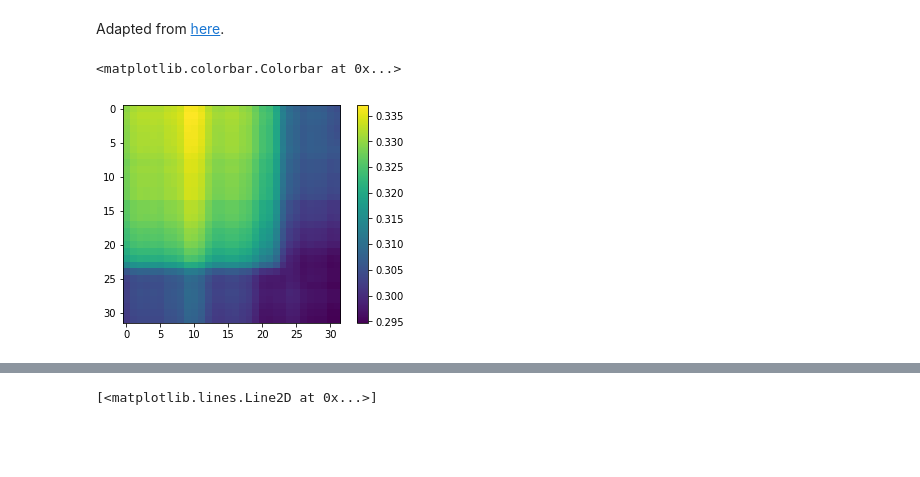
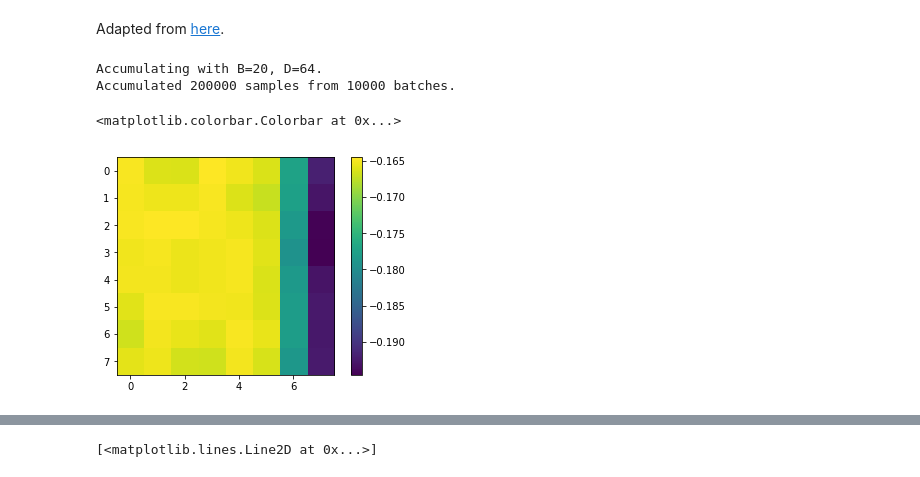
Before and after one commit to dkirkby/DC2, a Jupyter notebook: Playground.ipynb, the cells around one changed output, grey strips where cells are left out. Drawn from its saved outputs; the diff is of its cells as text; code cells hidden in the pictures; blank space fills up the shorter version.

```diff
--- a/Playground.ipynb
+++ b/Playground.ipynb
@@ -221,7 +222,7 @@ class CalExpData(torch.utils.data.Dataset):
         ivar = self.ivar[image_idx, xslice, yslice]
         return {'flux': flux, 'ivar': ivar}
 # %%
-train_data = CalExpData('/media/data1/DESC/DC2/00006854-i', frac_hi=0.01, stride=1)
+train_data = CalExpData('/media/data1/DESC/DC2/00006854-i', frac_hi=0.01, stride=1, stamp_size=8)
 # %% [output]
 Found 189 calexp images.
 Using range [0:1]
@@ -230,5 +233,5 @@ Chopped 509 x 500 image into 224182 stamps.
 # %%
-train_loader = torch.utils.data.DataLoader(train_data, batch_size=20, shuffle=False, drop_last=True)
+train_loader = torch.utils.data.DataLoader(train_data, batch_size=20, shuffle=False, drop_last=True, pin_memory=False)
 # %%
 for i, batch in enumerate(train_loader):
     fig, axes = plt.subplots(4, 5, sharex=True, sharey=True, figsize=(15, 12))
@@ -303,18 +306,3 @@ class WeightedPCA(object):
 
     def inverse_transform(self, X):
         return self.mu + np.dot(X, self.components_)
-# %%
-def accumulate(data):
-    ndone = 0
-    X, ivar = [], []
-    A1 = Accumulator(1024)
-    A2 = Accumulator(1024)
-    for i in range(len(data)):
-        obs = data[i]
-        D = obs['flux'].reshape(-1)
-        W = np.sqrt(obs['ivar']).reshape(-1)
-        A1.accumulate(D * W)
-        A2.accumulate(W)
-    return A1, A2
-
-A1, A2 = accumulate(train_data)
@@ -321,10 +420,30 @@ A1, A2 = accumulate(train_data)
+# %%
+def accumulate(loader, max_batches=10000):
+    B = loader.batch_size
+    D = loader.dataset.stamp_size ** 2
+    A1 = TorchAccumulator(D)
+    A2 = TorchAccumulator(D)
+    print(f'Accumulating with B={B}, D={D}.')
+    for batch_num, batch in enumerate(loader):
+        X = torch.sqrt(batch['ivar'])
+        A2.accumulate(X, batched=True)
+        X *= batch['flux']
+        A1.accumulate(X, batched=True)
+        if batch_num >= max_batches - 1: break
+    print(f'Accumulated {A1.N} samples from {batch_num+1} batches.')
+    return A1, A2
+
+A1, A2 = accumulate(train_loader)
+# %% [output]
+Accumulating with B=20, D=64.
+Accumulated 200000 samples from 10000 batches.
 # %%
 #plt.imshow(equalize(A1.mu.reshape(32, 32)), interpolation='none')
-plt.imshow(A1.mu.reshape(32, 32), interpolation='none')
+plt.imshow(A1.mu.reshape(8, 8), interpolation='none')
 plt.colorbar()
 # %% [output]
 <matplotlib.colorbar.Colorbar at 0x...>
-[figure, old version]
+[figure, new version]
 # %%
 plt.imshow(equalize(A1.C), interpolation='none')
 # %% [output]
```
Also changed, not shown: parts of 14 cells of this notebook.
